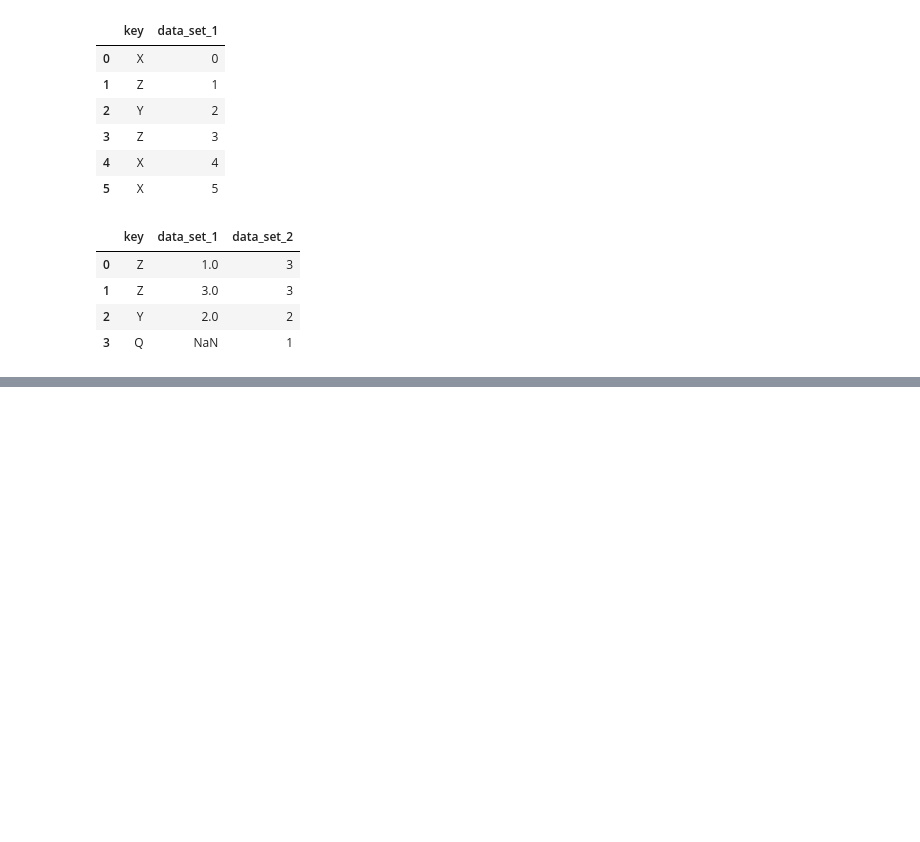
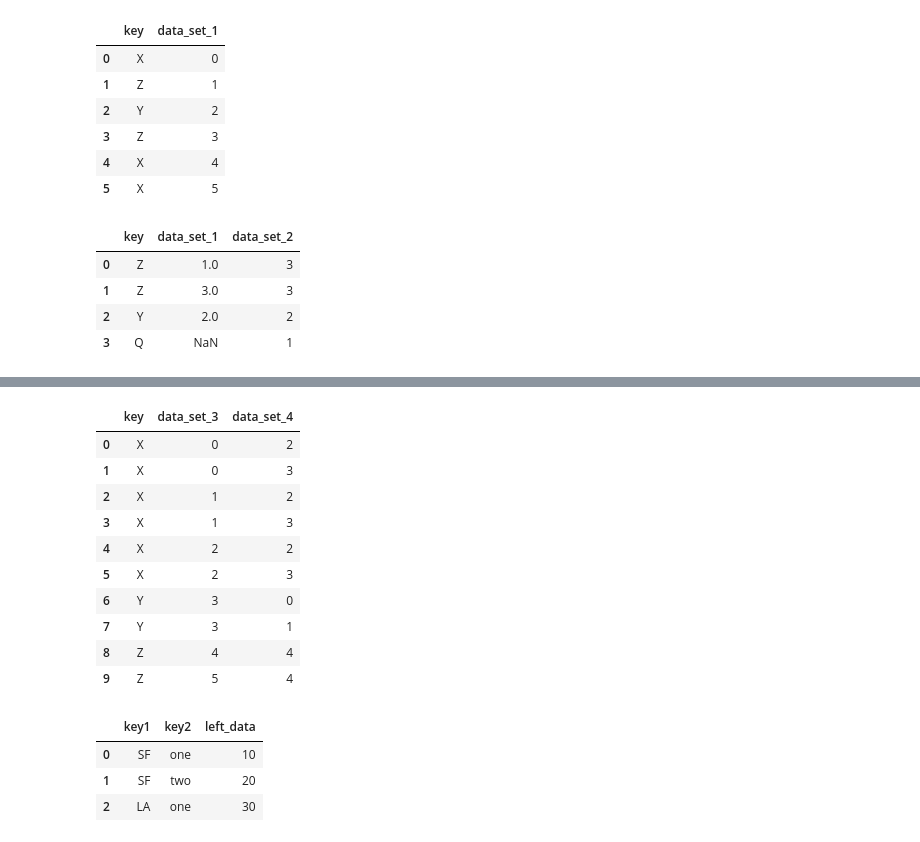
Before and after one commit to HariKumarValluru/Data-Analysis-and-Data-Visualization, a Jupyter notebook: Working with Data/Merge.ipynb, the cells around one changed output, grey strips where cells are left out. Cells and saved outputs as stored; diff of their text form; code cells hidden in the pictures; blank space fills up the shorter version.

Commit message:
Merge dataframes

```diff
--- a/Working with Data/Merge.ipynb
+++ b/Working with Data/Merge.ipynb
@@ -72,0 +91,4 @@ pd.merge(dframe, dframe2, on='key', how='right')
+# %%
+dframe3 = DataFrame({'key':['X','X','X','Y','Z','Z'], 'data_set_3': range(6)})
+# %%
+dframe4 = DataFrame({'key':['Y','Y','X','X','Z'], 'data_set_4': range(5)})
@@ -72,0 +114,14 @@ pd.merge(dframe, dframe2, on='key', how='right')
+# %%
+pd.merge(dframe3,dframe4)
+# %% [output]
+|  | key | data_set_3 | data_set_4 |
+| 0 | X | 0 | 2 |
+| 1 | X | 0 | 3 |
+| 2 | X | 1 | 2 |
+| 3 | X | 1 | 3 |
+| 4 | X | 2 | 2 |
+| 5 | X | 2 | 3 |
+| 6 | Y | 3 | 0 |
+| 7 | Y | 3 | 1 |
+| 8 | Z | 4 | 4 |
+| 9 | Z | 5 | 4 |
@@ -72,0 +134,7 @@ pd.merge(dframe, dframe2, on='key', how='right')
+# %%
+df_left
+# %% [output]
+|  | key1 | key2 | left_data |
+| 0 | SF | one | 10 |
+| 1 | SF | two | 20 |
+| 2 | LA | one | 30 |
```
Also changed, not shown: parts of 10 cells of this notebook, 1 other file.
